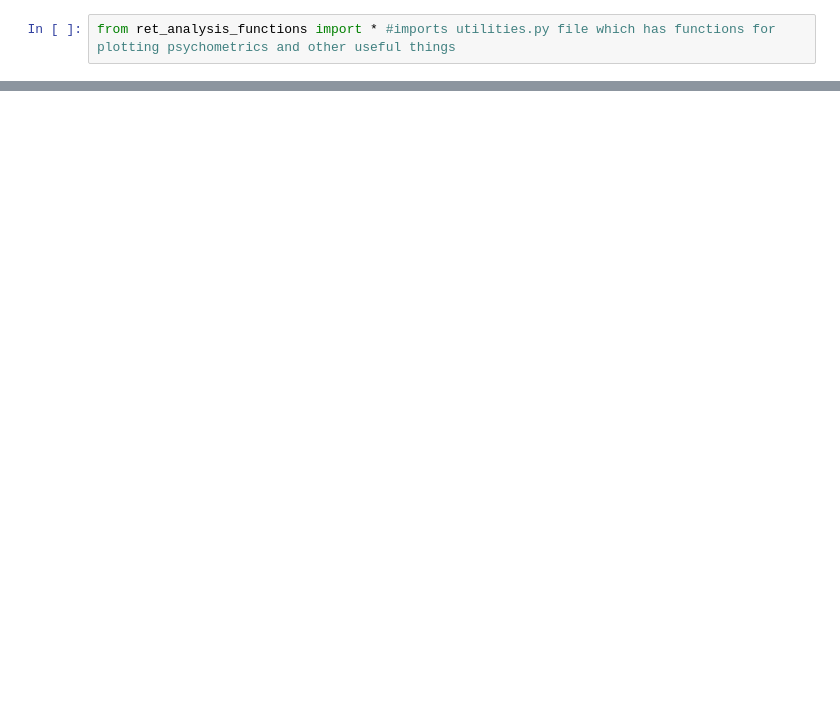
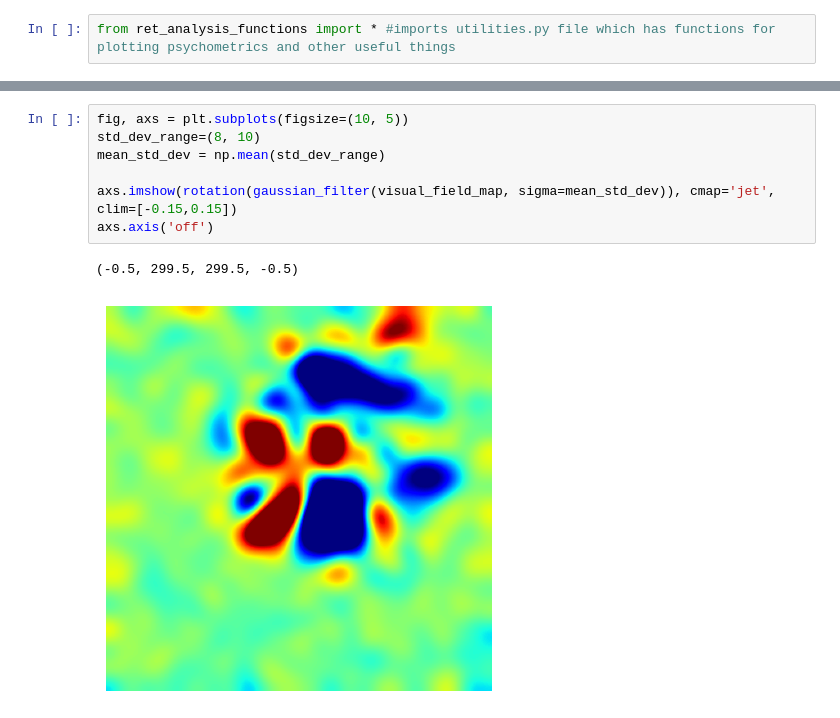
Before and after one commit to acbandi213/Retinotopy-Analysis, a Jupyter notebook: Make_visual_field_map.ipynb, the cells around one changed output, grey strips where cells are left out. Saved outputs shown, nothing was run; the diff lists cells and outputs as text; blank space fills up the shorter version.

```diff
--- a/Make_visual_field_map.ipynb
+++ b/Make_visual_field_map.ipynb
@@ -79,0 +143,10 @@ axs[1].axis('off')
+# %%
+fig, axs = plt.subplots(figsize=(10, 5))
+std_dev_range=(8, 10)
+mean_std_dev = np.mean(std_dev_range)
+
+axs.imshow(rotation(gaussian_filter(visual_field_map, sigma=mean_std_dev)), cmap='jet', clim=[-0.15,0.15])
+axs.axis('off')
+# %% [output]
+(-0.5, 299.5, 299.5, -0.5)
+[figure, added]
```
Also changed, not shown: parts of 16 cells of this notebook, 2 other files.
